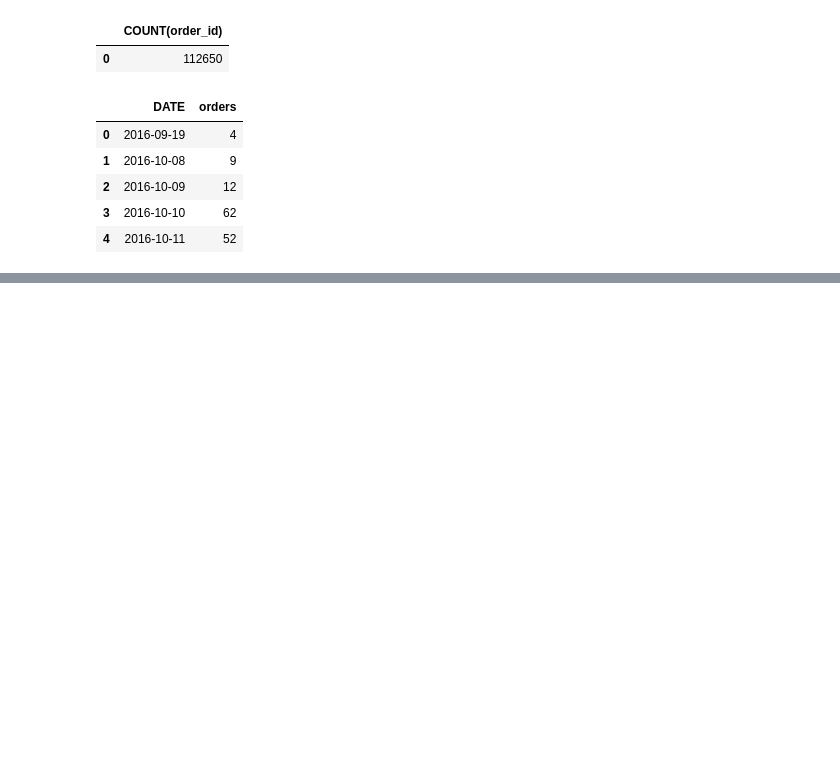
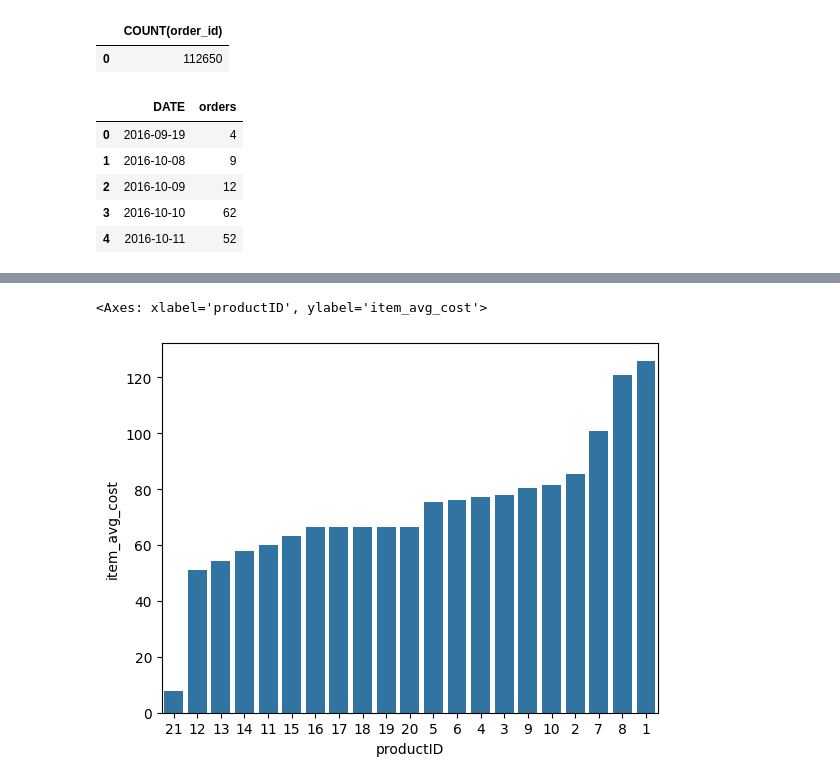
Before and after one commit to dewang002/E-Commerce-Analysis-Olist-, a Jupyter notebook: EDA.ipynb, the cells around one changed output, grey strips where cells are left out. Cells and saved outputs as stored; diff of their text form; code cells hidden in the pictures; blank space fills up the shorter version.

```diff
--- a/EDA.ipynb
+++ b/EDA.ipynb
@@ -86,0 +153,8 @@ plt.show()
+# %%
+avgitmemovertime = pd.read_sql_query('''
+SELECT order_item_id as productID, avg(PRICE) as item_avg_cost FROM olist_order_items_dataset
+group by productID
+order by item_avg_cost
+''',conn)
+df = avgitmemovertime
+df.head()
@@ -86,0 +168,5 @@ plt.show()
+# %%
+sns.barplot(data=df, x=df['productID'], y=df['item_avg_cost'], order=df['productID'])
+# %% [output]
+<Axes: xlabel='productID', ylabel='item_avg_cost'>
+[figure, added]
```
Also changed, not shown: parts of 9 cells of this notebook.
